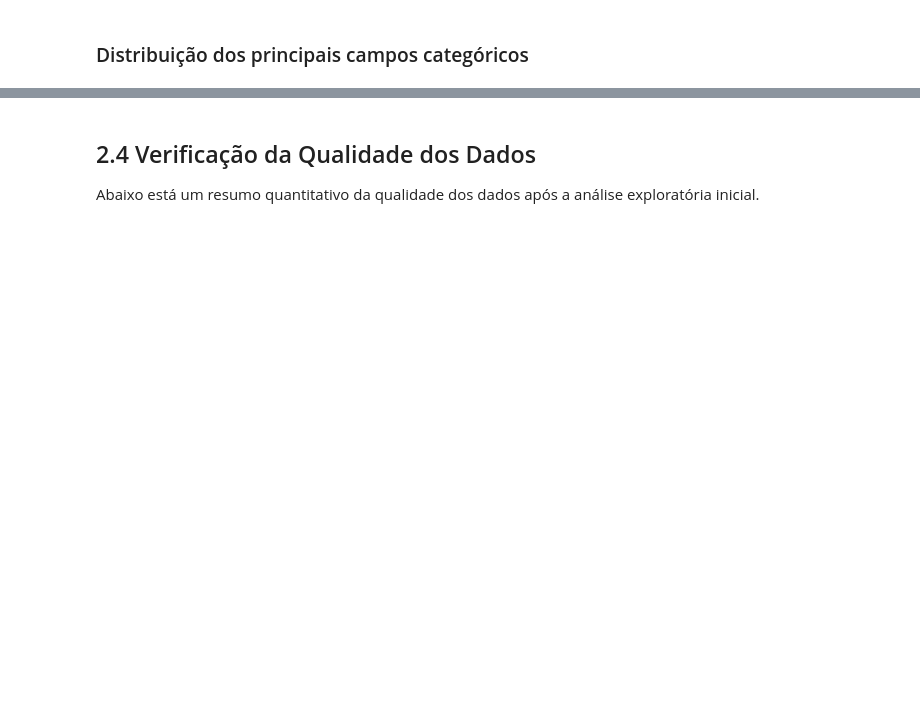
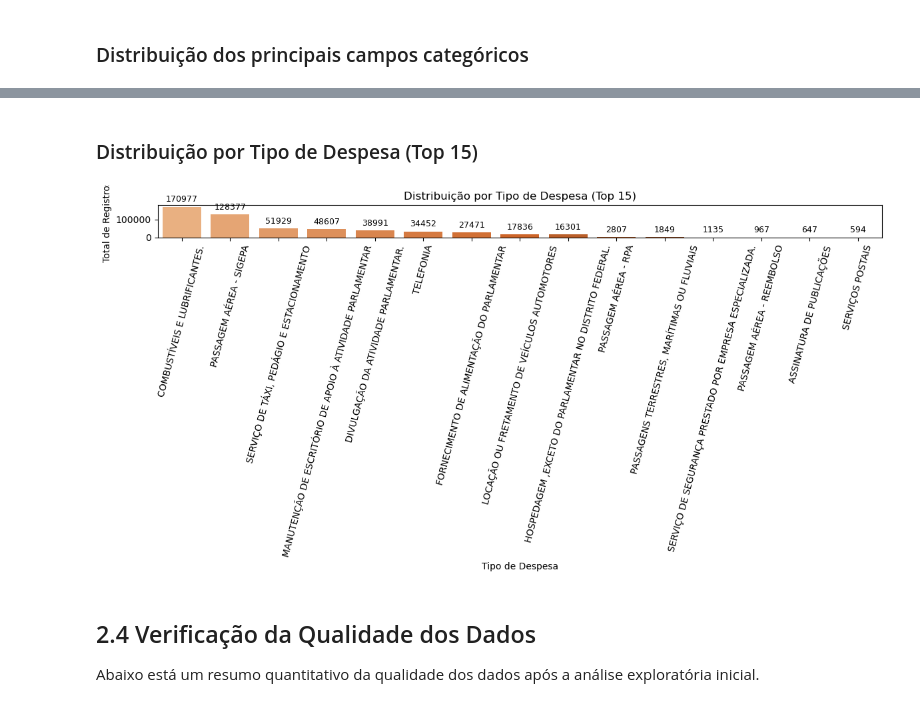
Before and after one commit to paulolmachado/ProjetoFinalCeub, a Jupyter notebook: Projeto_Final.ipynb, the cells around one changed output, grey strips where cells are left out. Saved outputs shown, nothing was run; the diff lists cells and outputs as text; code cells hidden in the pictures; blank space fills up the shorter version.

```diff
--- a/Projeto_Final.ipynb
+++ b/Projeto_Final.ipynb
@@ -284,19 +370,22 @@ plt.show()
 # %%
 # Tipo de Despesa
 despesa_counts = df_completo['txtDescricao'].value_counts().reset_index()
 despesa_counts.columns = ['Tipo de Despesa', 'Total de Registros']
 display(Markdown("### Distribuição por Tipo de Despesa (Top 15)"))
 plt.figure(figsize=(12,6))
-ax3 = sns.barplot(data=despesa_counts.head(15), x='Tipo de Despesa', y='Total de Registros', palette='Oranges_d', legend=False, hue='Tipo de Despesa', )
+ax3 = sns.barplot(data=despesa_counts.head(15), x='Tipo de Despesa', y='Total de Registros', palette='Oranges_d')
 plt.title('Distribuição por Tipo de Despesa (Top 15)')
 plt.xlabel('Tipo de Despesa')
 plt.ylabel('Total de Registros')
 plt.xticks(rotation=75)
 for p in ax3.patches:
     ax3.annotate(f'{int(p.get_height())}', (p.get_x() + p.get_width() / 2., p.get_height()),
                  ha='center', va='bottom', fontsize=9, color='black', xytext=(0, 3), textcoords='offset points')
 plt.tight_layout()
 plt.show()
+# %% [output]
+### Distribuição por Tipo de Despesa (Top 15)
+[figure, added]
 # %% [markdown]
 ## 2.4 Verificação da Qualidade dos Dados<a class="anchor" id="qualidade-dos-dados"></a>
 Abaixo está um resumo quantitativo da qualidade dos dados após a análise exploratória inicial.
```
Also changed, not shown: parts of 33 cells of this notebook, 9 other files.
